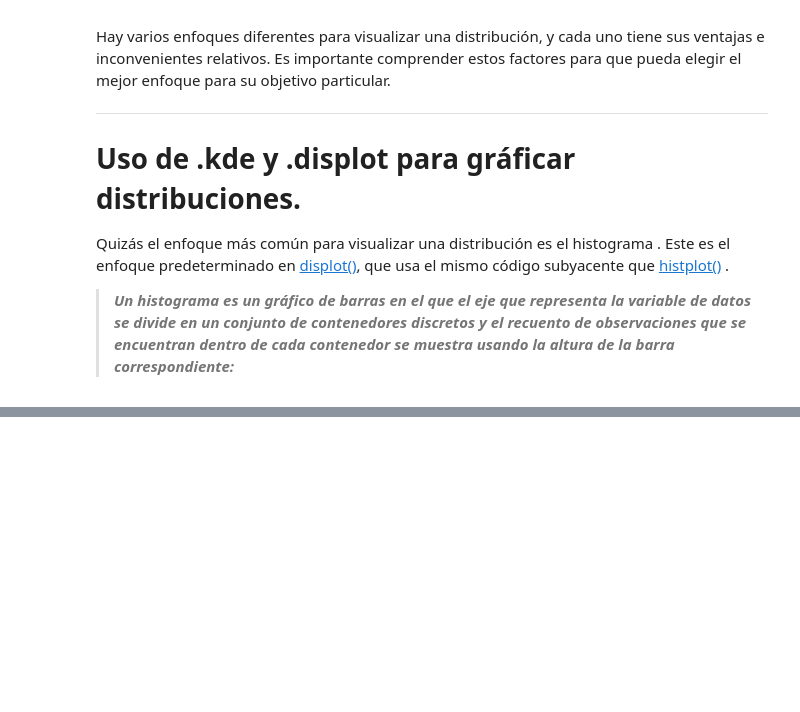
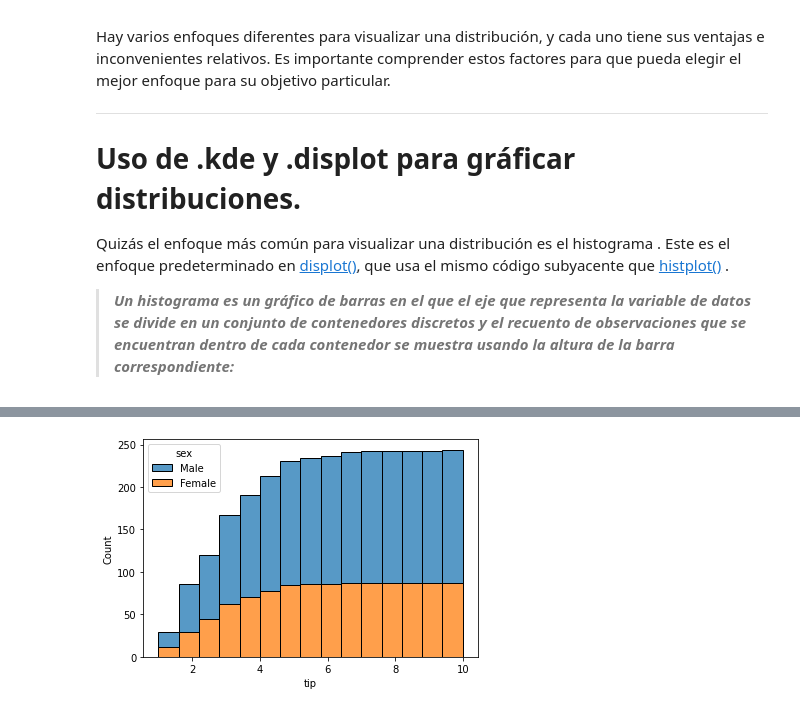
Before and after one commit to Cervantes21/Matplotlib-and-Seaborn, a Jupyter notebook: Seaborn_ES_ipynp.ipynb, the cells around one changed output, grey strips where cells are left out. Cells and saved outputs as stored; diff of their text form; code cells hidden in the pictures; blank space fills up the shorter version.

```diff
--- a/Seaborn_ES_ipynp.ipynb
+++ b/Seaborn_ES_ipynp.ipynb
@@ -417,0 +433,6 @@ sns.histplot(data = tips, x= 'tip', bins = 15, cumulative=True)
+# %%
+sns.histplot(data = tips, x= 'tip', bins = 15, cumulative=True, hue='sex',stat='count',multiple='stack')
+# Con el valor de multiple= es como queremos presentar nuestra gráfica
+plt.show()
+# %% [output]
+[figure, added]
```
Also changed, not shown: parts of 15 cells of this notebook.
